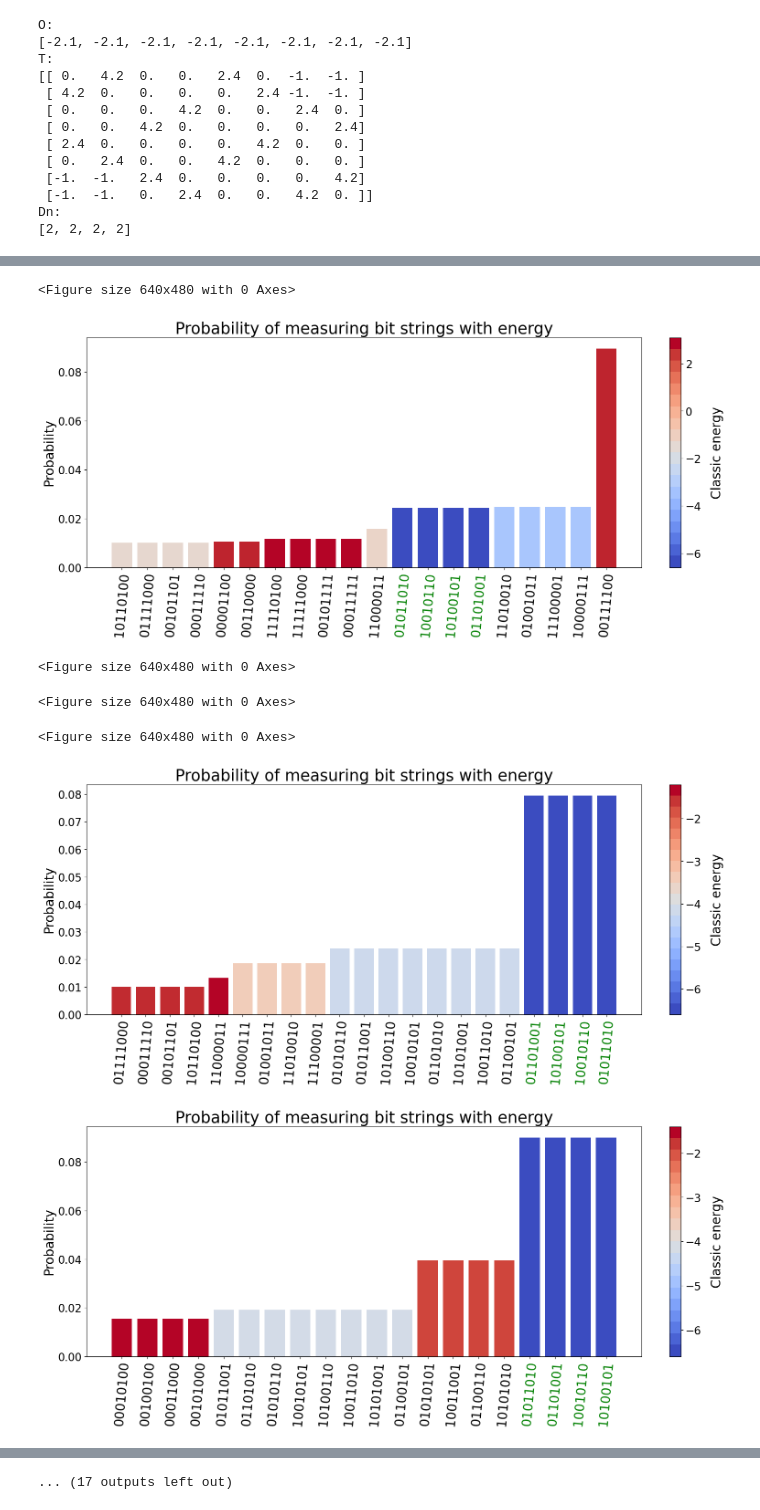
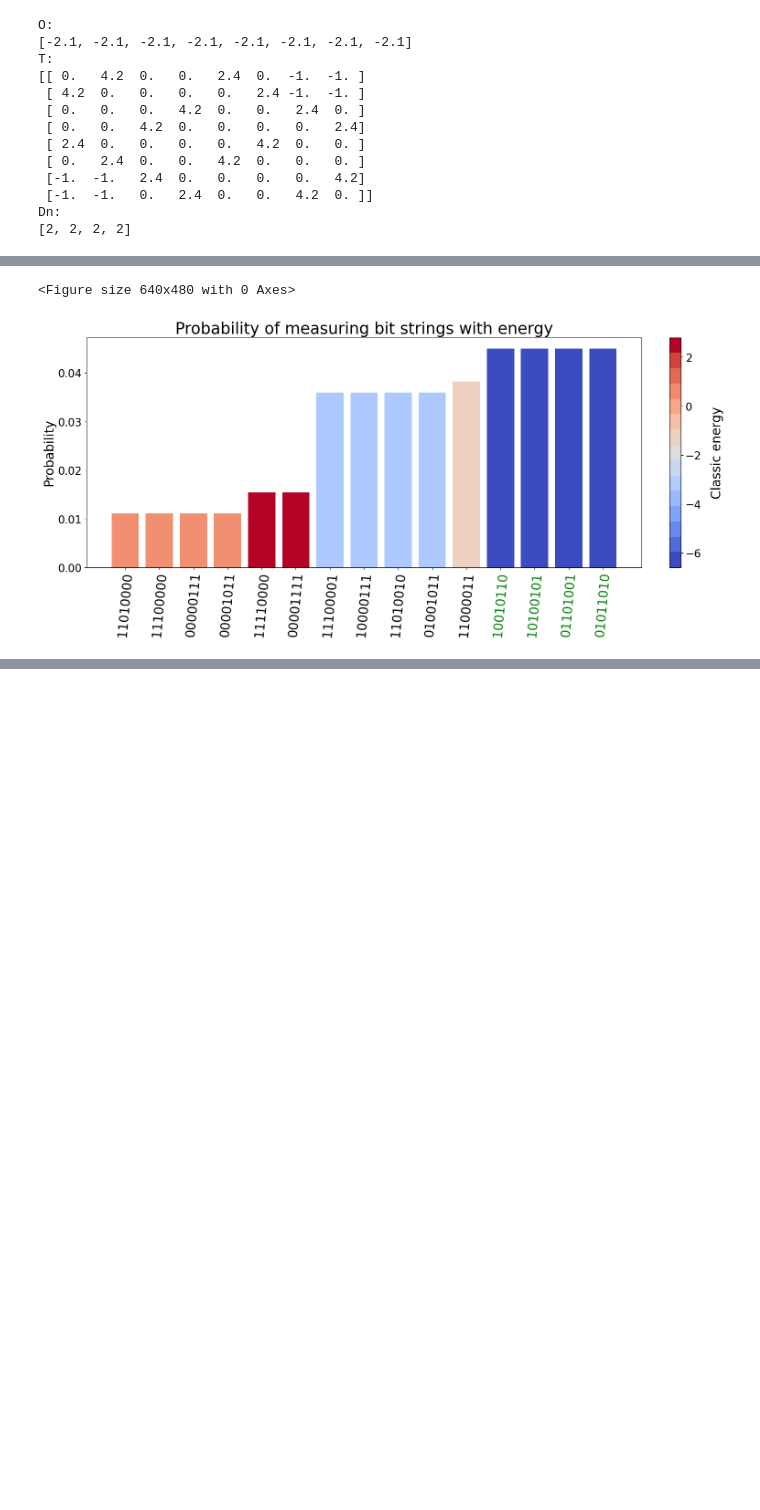
Before and after one commit to jacobljungberg/Testing_CVaR_on_QAOA, a Jupyter notebook: examples/Parameter_testing_for_CVaR.ipynb, the cells around one changed output, grey strips where cells are left out. Cells and saved outputs as stored; diff of their text form; code cells hidden in the pictures; blank space fills up the shorter version.

Commit message:
Added stuff for testing alpha, eg binary search

```diff
--- a/examples/Parameter_testing_for_CVaR.ipynb
+++ b/examples/Parameter_testing_for_CVaR.ipynb
@@ -115,7 +115,7 @@ from GPyOpt.methods import BayesianOptimization
 
 def trainGPyOpt(
 			stepsize = 0.01,
-			steps = 100,
+			steps = 50,
 			heuristic = 'CVaR',
 			n = None,
 			swarm = 1,
@@ -124,7 +124,7 @@ def trainGPyOpt(
 			exact_feval = False,
 			given_init_params = np.full((2, 1), None),
 			plot = False,
-			verbose = True,
+			verbose = False,
 			gamma_min = 0,
 			gamma_max = np.pi*2,
 			beta_min = 0,
@@ -146,7 +146,7 @@ def trainGPyOpt(
 		gamma_list = params_list[0][:p]
 		beta_list = params_list[0][p:]
 		params = np.array([gamma_list, beta_list])
-		return cost_function(params, alpha, m)
+		return cost_function(params, alpha, num_of_samples)
 
 	#t0 = time.time()
 
@@ -189,31 +189,32 @@ def trainGPyOpt(
 	params_vector, cost_vector = myBopt.get_evaluations()
 	#t1 = time.time()
 
-	print("="*20)
-	print("Value of (gamma, beta) that minimises the objective:"+str(myBopt.x_opt))
-	print("Minimum value of the objective: "+str(myBopt.fx_opt)
-          #+' Success prob: '+ str(success_prob(best_params))
-         )
-	print("="*20)
+	#print("="*20)
+	#print("Value of (gamma, beta) that minimises the objective:"+str(myBopt.x_opt))
+	#print("Minimum value of the objective: "+str(myBopt.fx_opt))
+	#print("="*20)
 
 	return best_params, cost_vector, params_vector
 # %%
+@qml.qnode(dev)
+def probability_circuit(params):
+    circuit(params)
+    return qml.probs(wires=qubits)
+
 p = 3
-m = 1000
-a = [.1, .15, .20, .25, .30, .35, .4, .45, .5, .55, .6, .65, .7, .75, .80, .85, .9, .95, 1]
-for alpha in a:
+alpha = 0.5
+m = [500]
+     #12000,23000,34000,45000,56000,67000,78000,89000,100000]
+#a = [.1, .15, .20, .25, .30, .35, .4, .45, .5, .55, .6, .65, .7, .75, .80, .85, .9, .95, 1]
+for num_of_samples in m:
     best_params, cost_vector, params_vector = trainGPyOpt()
-
-    @qml.qnode(dev)
-    def probability_circuit(params):
-        circuit(params)
-        return qml.probs(wires=qubits)
 
     probs = probability_circuit(best_params)
 
     ground_energy, ground_states_i = get_ground_states_i(feasible_set, H_cost) # get the ground states
 
     print('Alpha (α) = ' + str(alpha))
+    print('Number of samples is: ' + str(m))
     print('Success probability of training: ', np.sum(probs[ground_states_i]))
     plot_probs_with_energy(probs, num_qubits, H_cost, ground_states_i) # plot probability over bitstrings
 # %% [output]
@@ -237,7 +224,2 @@ Success probability of training:  0.05070074067599805
 <Figure size 640x480 with 0 Axes>
-[figure, old version]
+[figure, new version]
-<Figure size 640x480 with 0 Axes>
-<Figure size 640x480 with 0 Axes>
-<Figure size 640x480 with 0 Axes>
-[figure, removed]
-[figure, removed]
@@ -248 +225,0 @@ Success probability of training:  0.05070074067599805
-... (17 outputs left out)
```
Also changed, not shown: parts of 5 cells of this notebook, 1 other file.
